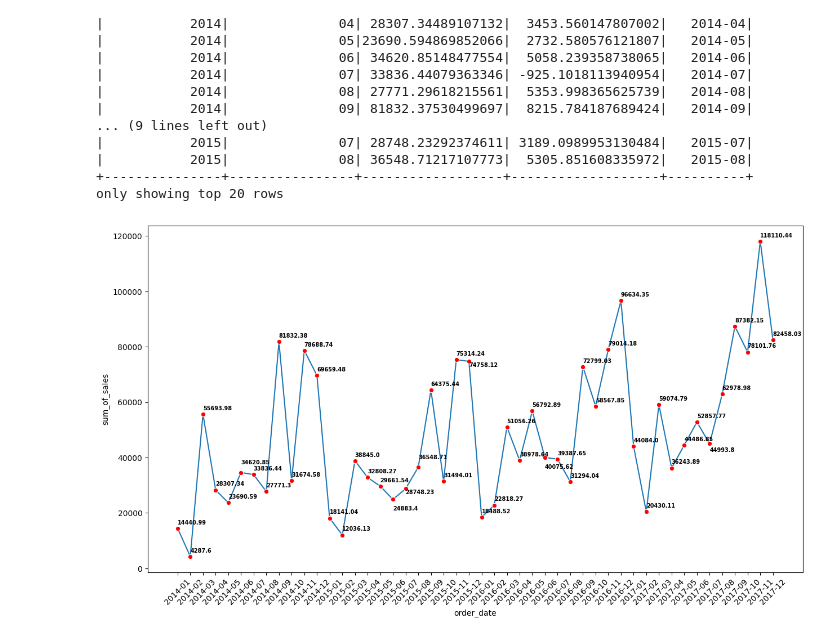
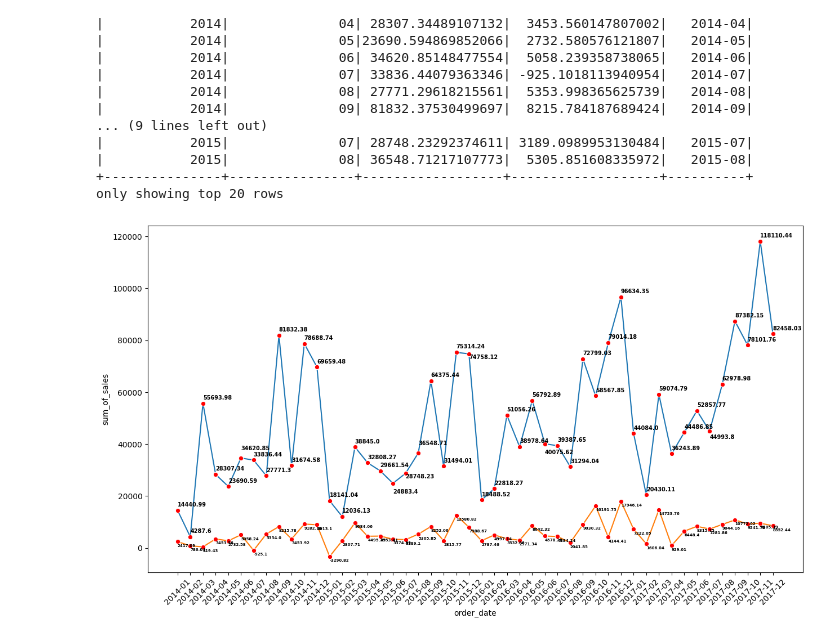
Before and after one commit to amithvardhan99/misc, a Jupyter notebook: PySpark Practice/notebook.ipynb, the cells around one changed output. Drawn from its saved outputs; the diff is of its cells as text; code cells hidden in the pictures.

```diff
--- a/PySpark Practice/notebook.ipynb
+++ b/PySpark Practice/notebook.ipynb
@@ -2003,31 +1996,35 @@ only showing top 20 rows
 # %%
 import matplotlib.pyplot as plt
 
 df_sales_profit_trend_concat_pandas = df_sales_profit_trend_concat.toPandas()
 fig, ax = plt.subplots(figsize=(15,8))
 ax = sns.lineplot(data=df_sales_profit_trend_concat_pandas,x="order_date",y="sum_of_sales",marker="o",markerfacecolor="red")
+sns.lineplot(data=df_sales_profit_trend_concat_pandas,x="order_date",y="sum_of_profit",marker="o",markerfacecolor="red")
+
 ax.set_xticklabels(df_sales_profit_trend_concat_pandas["order_date"],rotation=45,fontdict={"size":"10"})
 
 for i in range(df_sales_profit_trend_concat_pandas.shape[0]):
     x_label = df_sales_profit_trend_concat_pandas.loc[i,"order_date"]
     y_label = df_sales_profit_trend_concat_pandas.loc[i,"sum_of_sales"]
+    y2_label = df_sales_profit_trend_concat_pandas.loc[i,"sum_of_profit"]
     if i == 5:
         adding_factor = 3000
     elif i == 17:
         adding_factor = -4000
     elif i == 18:
         adding_factor = -2000
     elif i == 19:
         adding_factor = 3000
     elif i == 23:
         adding_factor = -2000
     elif i == 29:
         adding_factor = -4000
     elif i == 42:
         adding_factor = -3000
     else:
         adding_factor = 1500
 
     ax.text(x_label,y_label+adding_factor,builtins.round(y_label,2),fontdict={"size":"7","weight":"bold"})
+    ax.text(x_label,y2_label-2000,builtins.round(y2_label,2),fontdict={"size":"5","weight":"bold"})
 # %% [output]
-[figure, old version]
+[figure, new version]
```
Also changed, not shown: parts of 9 cells of this notebook, 1 other file.
